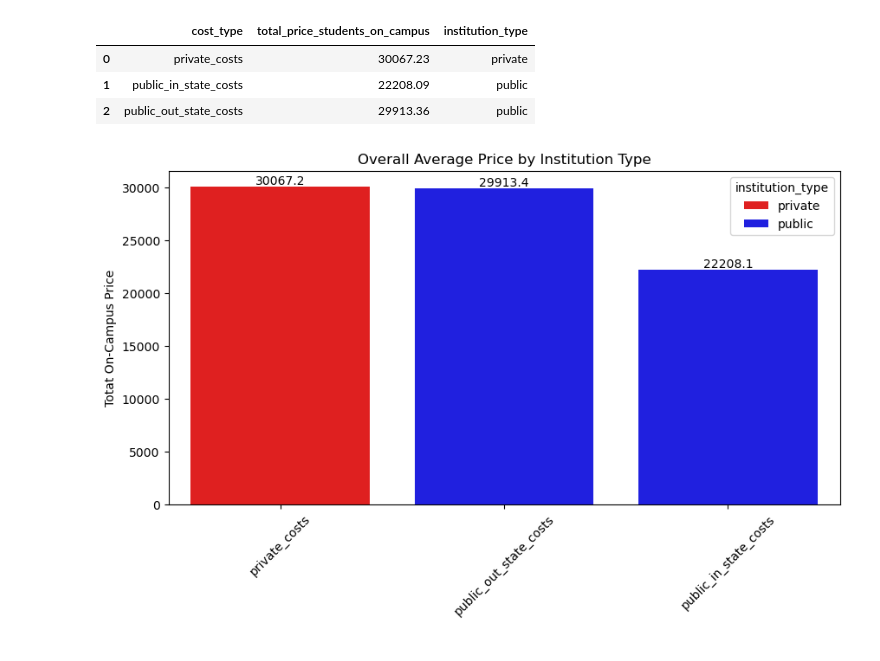
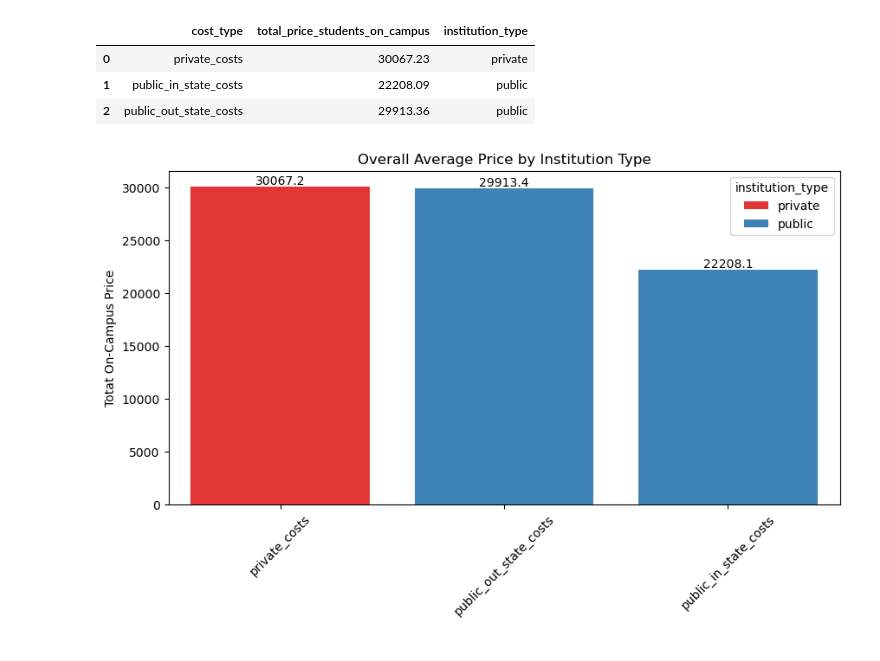
Before and after one commit to mhm516/HBCU_Analysis_Capstone, a Jupyter notebook: notebook/school_stats.ipynb, the cells around one changed output. Drawn from its saved outputs; the diff is of its cells as text; code cells hidden in the pictures.

```diff
--- a/notebook/school_stats.ipynb
+++ b/notebook/school_stats.ipynb
@@ -998,19 +998,19 @@ costs_df
 | 2 | public_out_state_costs | 29913.36 | public |
 # %%
 pub_priv_colors2 = {
-    'private': 'red',
-    'public': 'blue'
+    'private': '#FF1919',
+    'public': '#2986cc'
 }
 plt.figure(figsize=(10,5))
 costs_df= costs_df.sort_values('total_price_students_on_campus', ascending=False)
 ax= sns.barplot(costs_df, x="cost_type", y="total_price_students_on_campus", hue='institution_type',
                palette =pub_priv_colors2,  dodge=False)
 ax.set_title('Overall Average Price by Institution Type')
 #ax.bar_label(ax.containers[1], fontsize=8);
 for i in ax.containers:
     ax.bar_label(i,)
 plt.xticks(rotation=45, ha='center')
 ax.set(xlabel=' ',ylabel='Totat On-Campus Price')
 plt.savefig('../maps/pricing1.png',bbox_inches='tight',dpi=300)
 # %% [output]
-[figure, old version]
+[figure, new version]
```
Also changed, not shown: parts of 11 cells of this notebook.
